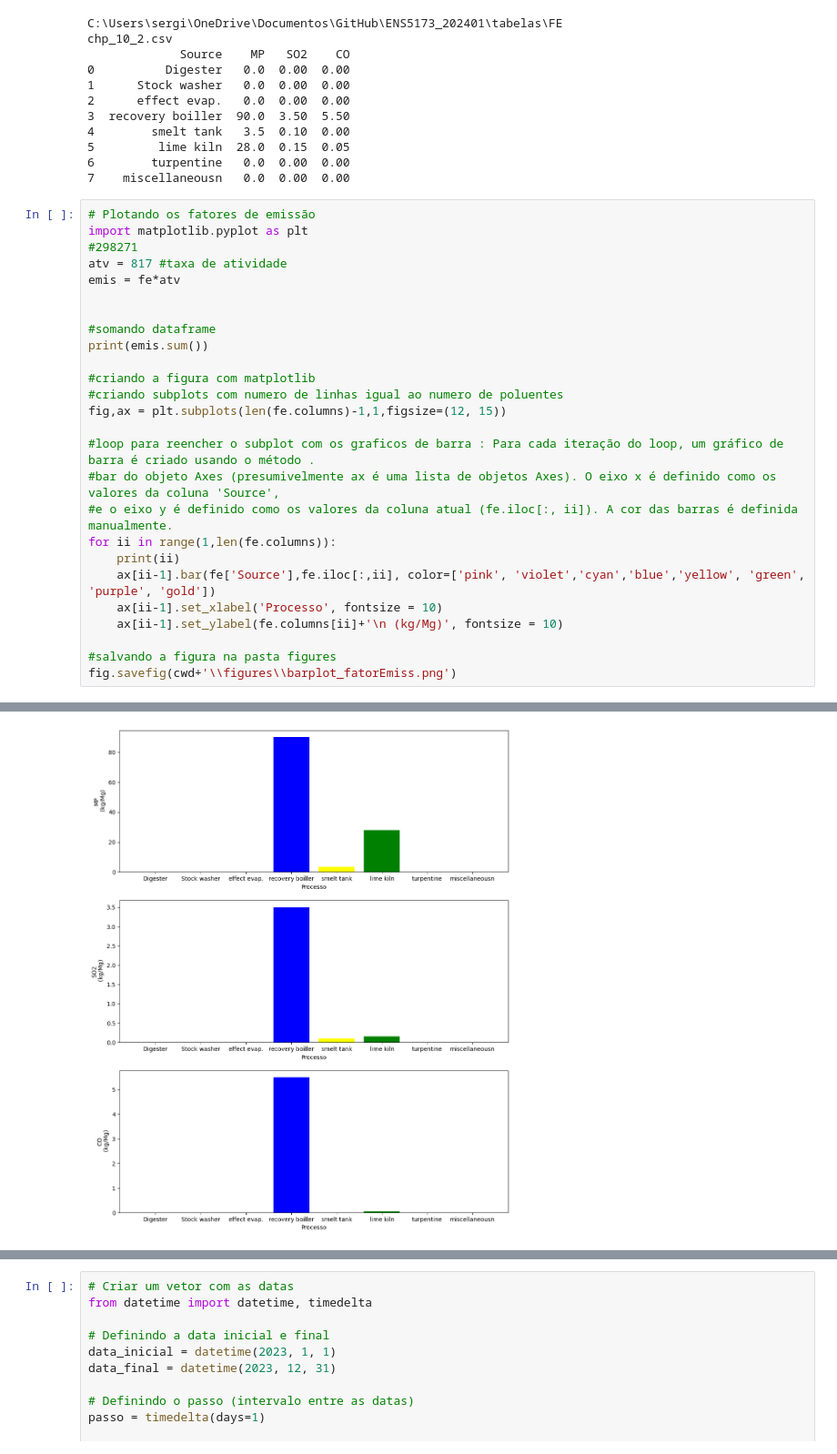
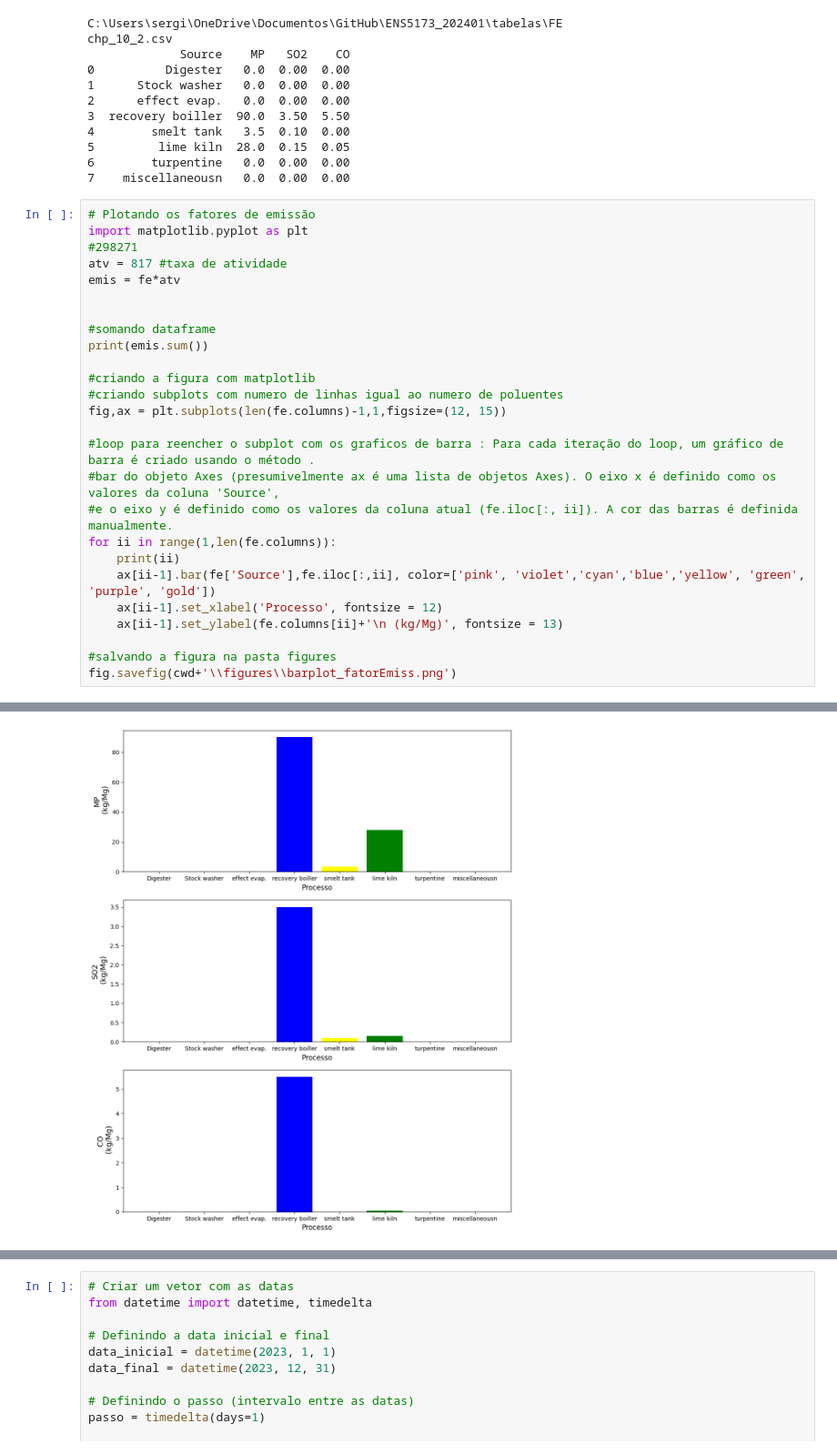
Before and after one commit to maiarasimone/ENS5173_202401, a Jupyter notebook: Atividade01_01.ipynb, the cells around one changed output, grey strips where cells are left out. Shown at 91% size. Cells and saved outputs as stored; diff of their text form.

```diff
--- a/Atividade01_01.ipynb
+++ b/Atividade01_01.ipynb
@@ -38,36 +38,36 @@ import matplotlib.pyplot as plt
 #298271
 atv = 817 #taxa de atividade
 emis = fe*atv
 
 
 #somando dataframe
 print(emis.sum())
 
 #criando a figura com matplotlib
 #criando subplots com numero de linhas igual ao numero de poluentes
 fig,ax = plt.subplots(len(fe.columns)-1,1,figsize=(12, 15))
 
 #loop para reencher o subplot com os graficos de barra : Para cada iteração do loop, um gráfico de barra é criado usando o método .
 #bar do objeto Axes (presumivelmente ax é uma lista de objetos Axes). O eixo x é definido como os valores da coluna 'Source',
 #e o eixo y é definido como os valores da coluna atual (fe.iloc[:, ii]). A cor das barras é definida manualmente.
 for ii in range(1,len(fe.columns)):
     print(ii)
     ax[ii-1].bar(fe['Source'],fe.iloc[:,ii], color=['pink', 'violet','cyan','blue','yellow', 'green', 'purple', 'gold'])
-    ax[ii-1].set_xlabel('Processo', fontsize = 10)
-    ax[ii-1].set_ylabel(fe.columns[ii]+'\n (kg/Mg)', fontsize = 10)
+    ax[ii-1].set_xlabel('Processo', fontsize = 12)
+    ax[ii-1].set_ylabel(fe.columns[ii]+'\n (kg/Mg)', fontsize = 13)
 
 #salvando a figura na pasta figures
 fig.savefig(cwd+'\\figures\\barplot_fatorEmiss.png')
 # %% [output]
 Source    DigesterDigesterDigesterDigesterDigesterDigest...
 MP                                                  99265.5
 SO2                                                 3063.75
 CO                                                  4534.35
 dtype: object
 1
 2
 3
-[figure, old version]
+[figure, new version]
 # %%
 import numpy as np
 
```
Also changed, not shown: parts of 5 cells of this notebook, 3 other files.
